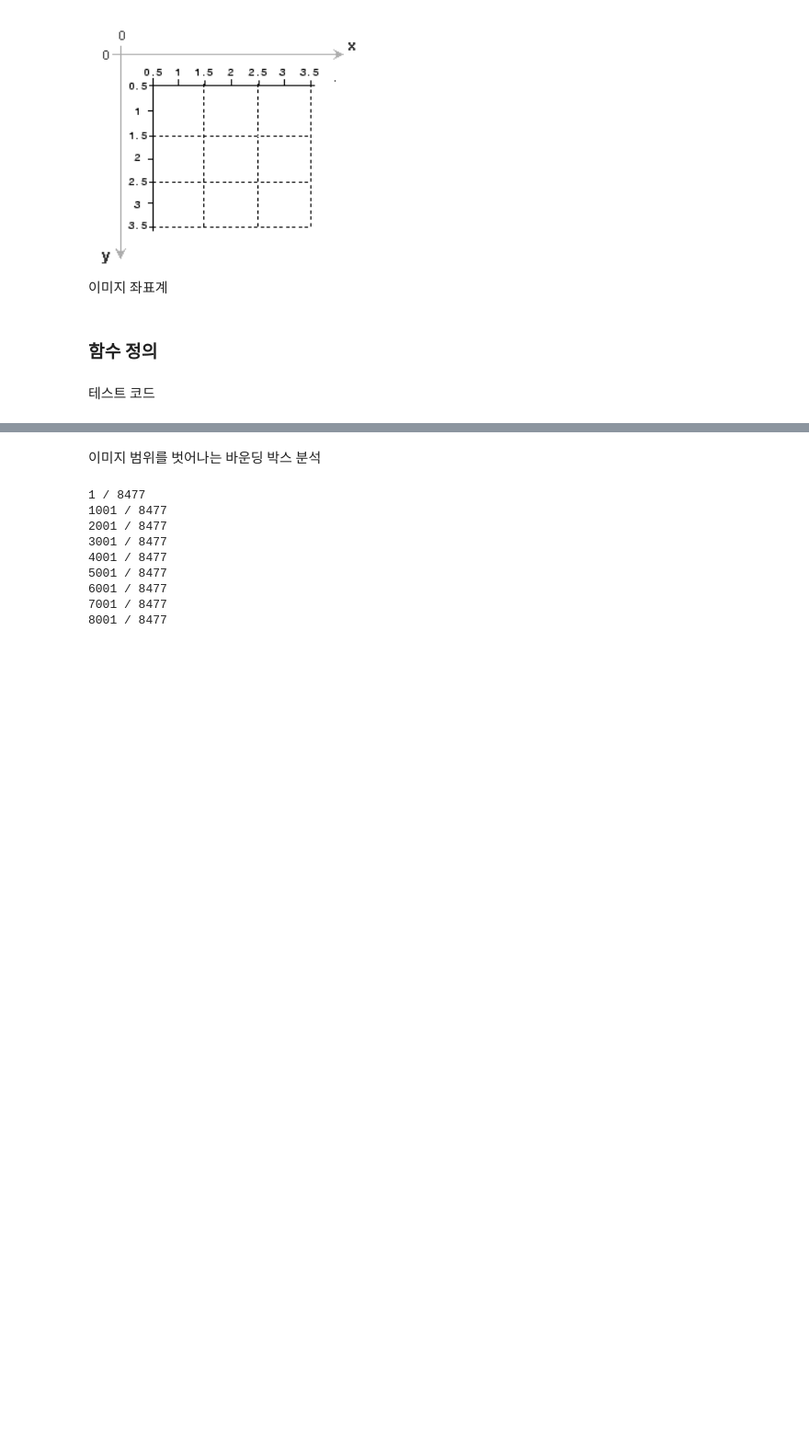
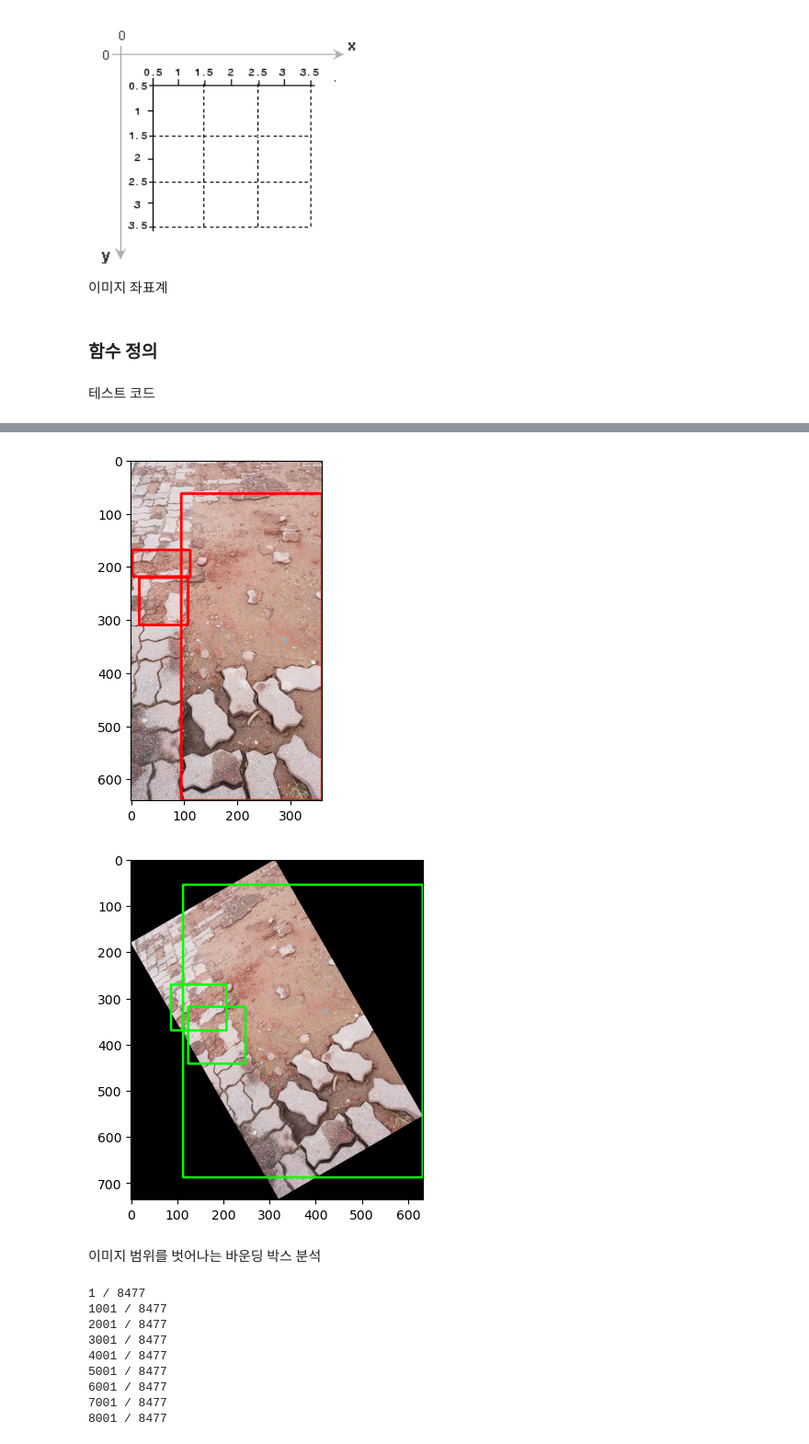
Before and after one commit to DS-Capstone-Design-2024-Fall/Train-yolo, a Jupyter notebook: preprocessing/format_translation.ipynb, the cells around one changed output, grey strips where cells are left out. Shown at 92% size. Cells and saved outputs as stored; diff of their text form; code cells hidden in the pictures; blank space fills up the shorter version.

Commit message:
data augmentation - rotation

```diff
--- a/preprocessing/format_translation.ipynb
+++ b/preprocessing/format_translation.ipynb
@@ -282,6 +282,25 @@ def trans_format_without_padding(bounding_boxes : np.ndarray, # class_id center_
         objects.append(line)
 
     return np.array(objects)
+# %%
+import cv2
+import matplotlib.pyplot as plt
+
+def visualize_bbox(image, bboxes, rgb: tuple = (0, 255, 0), thickness : int = 3):
+    for bbox in bboxes:
+        class_type = bbox[0]
+        xcenter, ycenter, width, height = bbox[1:]
+        xmin, xmax = xcenter - width/2, xcenter + width/2
+        ymin, ymax = ycenter - height/2, ycenter + height/2
+
+        h, w, _ = image.shape
+        pt1 =  np.int16(np.ceil([xmin * w, ymin * h]))
+        pt2 = np.int16(np.ceil([xmax * w, ymax * h]))
+
+        image = cv2.rectangle(image, pt1, pt2, rgb, thickness)
+
+    plt.figure()
+    plt.imshow(image)
 # %% [markdown]
 테스트 코드
 # %%
@@ -301,7 +320,8 @@ root_path = "D:/Downloads/street-facilities-selected"
 
 # file = "3_13_1_1_1_4_20210906_0000451979"
 
-file = "3_12_1_1_4_1_20210908_0000529500"
+# file = "3_12_1_1_4_1_20210908_0000529500"
+file = "3_12_1_1_2_2_20211108_0001051465"
 
 
 image_path = f"{root_path}/images/{file}.jpg" # .jpg or .jpeg
@@ -316,8 +336,8 @@ print(image_path)
 
 image = Image.open(image_path)
 rotated_image = image.rotate(30, center=(image.width / 2, image.height / 2), expand=True)
-rotated_image.show()
-rotated_image.save(f"./{file}.-1.jpg")
+# rotated_image.show()
+# rotated_image.save(f"./{file}.-1.jpg")
 
 print("bounding boxes")
 for box in bounding_boxes:
@@ -325,33 +345,36 @@ for box in bounding_boxes:
 
 # translated_format = trans_format_with_padding(bounding_boxes, data)
 translated_format = trans_format_without_padding(bounding_boxes, data)
-print("\ntranslated bounding boxes")
-for t in translated_format:
-    print(t)
+visualize_bbox(np.array(image), translated_format, (255, 0, 0))
+# print("\ntranslated bounding boxes")
+# for t in translated_format:
+#     print(t)
 
-    w = 360
-    h = 640
-    print(f"xmin, ymin, xmax, ymax ({w},{h})")
-    print([w*(t[1] - t[3]/2),
-           h*(t[2] - t[4]/2),
-           w*(t[1] + t[3]/2),
-           h*(t[2] + t[4]/2)])
+#     w = 360
+#     h = 640
+#     print(f"xmin, ymin, xmax, ymax ({w},{h})")
+#     print([w*(t[1] - t[3]/2),
+#            h*(t[2] - t[4]/2),
+#            w*(t[1] + t[3]/2),
+#            h*(t[2] + t[4]/2)])
 
 translated_format = trans_format_without_padding(bounding_boxes, data, 30)
-print("\ntranslated bounding boxes (rotation)")
-for t in translated_format:
-    print(t)
+visualize_bbox(np.array(rotated_image), translated_format)
 
-    ###### 테스트 시 일일이 조정해줘야 하는 값 #####
-    w = 632
-    h = 736
-    #############################################
+# print("\ntranslated bounding boxes (rotation)")
+# for t in translated_format:
+#     print(t)
 
-    print(f"xmin, ymin, xmax, ymax ({w},{h})")
-    print([w*(t[1] - t[3]/2),
-           h*(t[2] - t[4]/2),
-           w*(t[1] + t[3]/2),
-           h*(t[2] + t[4]/2)])
+#     ###### 테스트 시 일일이 조정해줘야 하는 값 #####
+#     w = 632
+#     h = 736
+#     #############################################
 
-np.savetxt(f"./{file}-1.txt", translated_format, delimiter=" ", fmt='%.8f')
+#     print(f"xmin, ymin, xmax, ymax ({w},{h})")
+#     print([w*(t[1] - t[3]/2),
+#            h*(t[2] - t[4]/2),
+#            w*(t[1] + t[3]/2),
+#            h*(t[2] + t[4]/2)])
+
+# np.savetxt(f"./{file}-1.txt", translated_format, delimiter=" ", fmt='%.8f')
 # %% [output]
@@ -375,3 +389,5 @@ xmin, ymin, xmax, ymax (632,736)
+[figure, added]
+[figure, added]
 # %% [markdown]
 이미지 범위를 벗어나는 바운딩 박스 분석
 # %%
```
Also changed, not shown: parts of 3 cells of this notebook, 11 other files.
